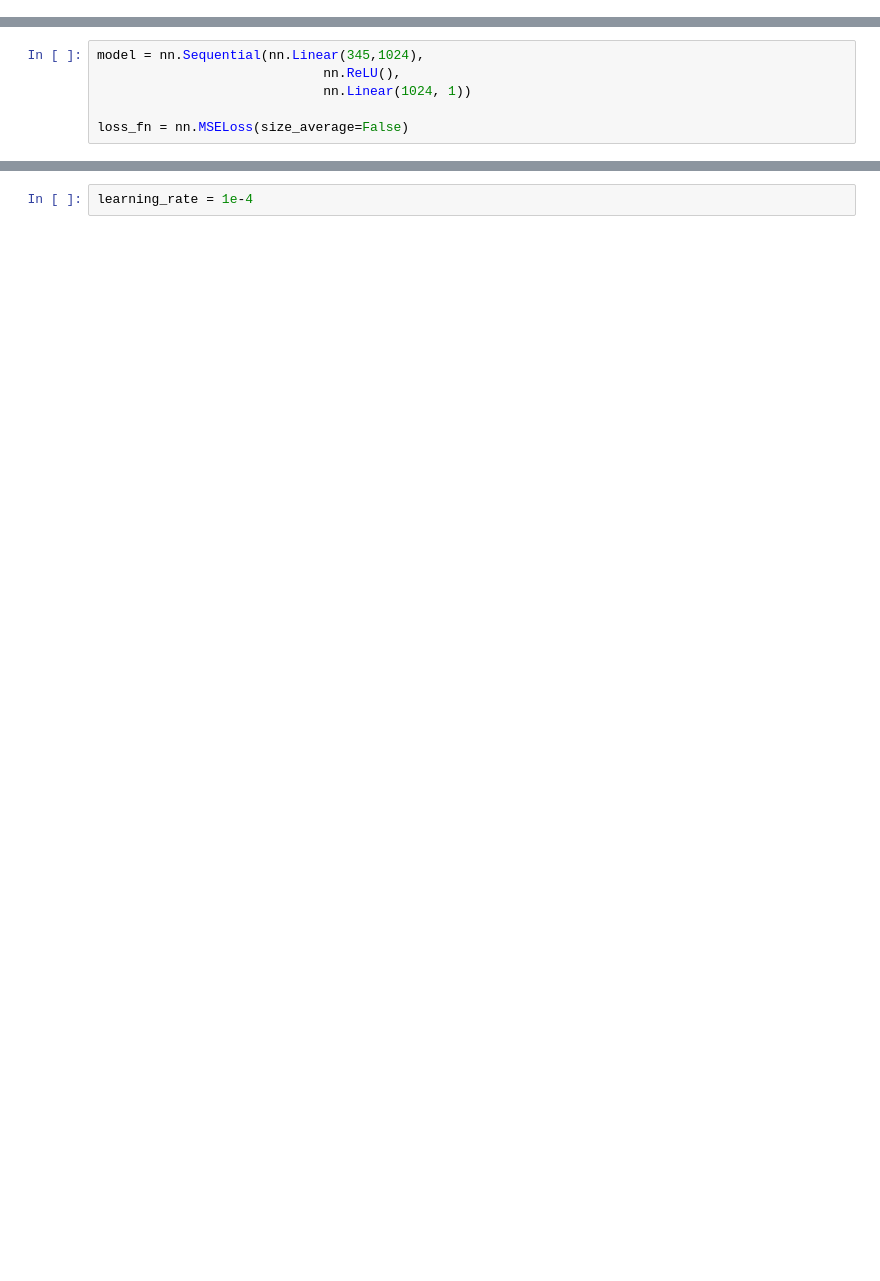
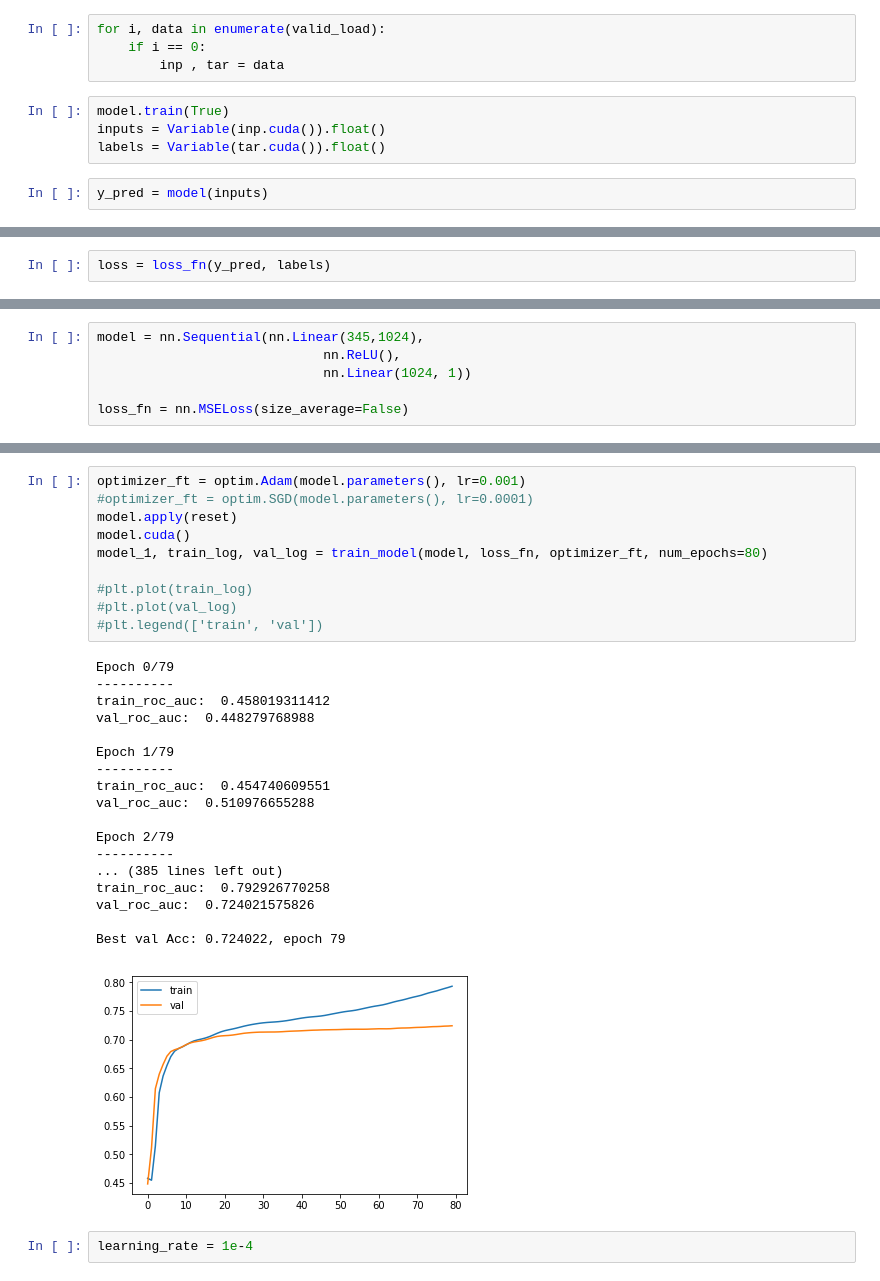
Before and after one commit to kanashov/Modulbank-AI-Hack-MSK, a Jupyter notebook: 2 Neural Network.ipynb, the cells around one changed output, grey strips where cells are left out. Cells and saved outputs as stored; diff of their text form; blank space fills up the shorter version.

```diff
--- a/2 Neural Network.ipynb
+++ b/2 Neural Network.ipynb
@@ -39,0 +193,10 @@ torch.cuda.manual_seed(seed)
+# %%
+for i, data in enumerate(valid_load):
+    if i == 0:
+        inp , tar = data
+# %%
+model.train(True)
+inputs = Variable(inp.cuda()).float()
+labels = Variable(tar.cuda()).float()
+# %%
+y_pred = model(inputs)
@@ -39,0 +226,2 @@ torch.cuda.manual_seed(seed)
+# %%
+loss = loss_fn(y_pred, labels)
@@ -63,2 +405,31 @@ numpy.float64
+# %%
+optimizer_ft = optim.Adam(model.parameters(), lr=0.001)
+#optimizer_ft = optim.SGD(model.parameters(), lr=0.0001)
+model.apply(reset)
+model.cuda()
+model_1, train_log, val_log = train_model(model, loss_fn, optimizer_ft, num_epochs=80)
+
+#plt.plot(train_log)
+#plt.plot(val_log)
+#plt.legend(['train', 'val'])
+# %% [output]
+Epoch 0/79
+----------
+train_roc_auc:  0.458019311412
+val_roc_auc:  0.448279768988
+
+Epoch 1/79
+----------
+train_roc_auc:  0.454740609551
+val_roc_auc:  0.510976655288
+
+Epoch 2/79
+----------
+... (385 lines left out)
+train_roc_auc:  0.792926770258
+val_roc_auc:  0.724021575826
+
+Best val Acc: 0.724022, epoch 79
+[figure, added]
 # %%
 learning_rate = 1e-4
```
Also changed, not shown: parts of 22 cells of this notebook, 4 other files.
